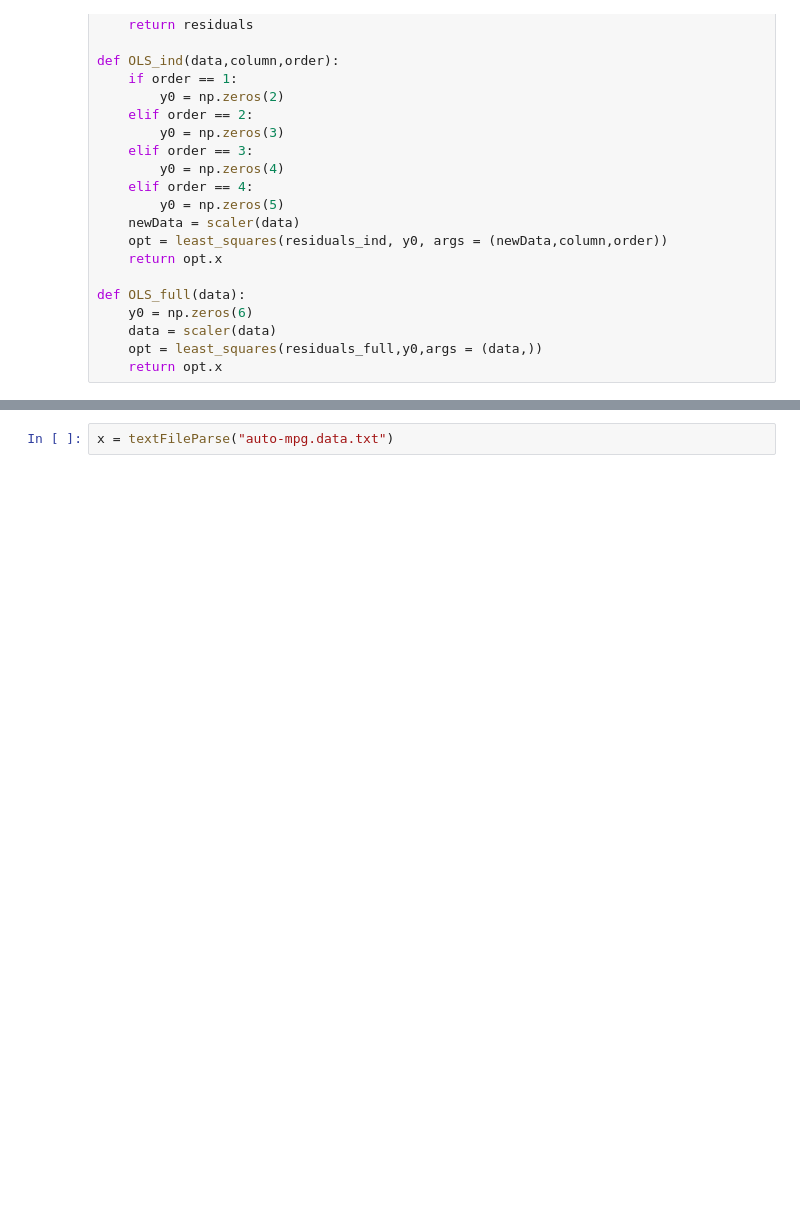
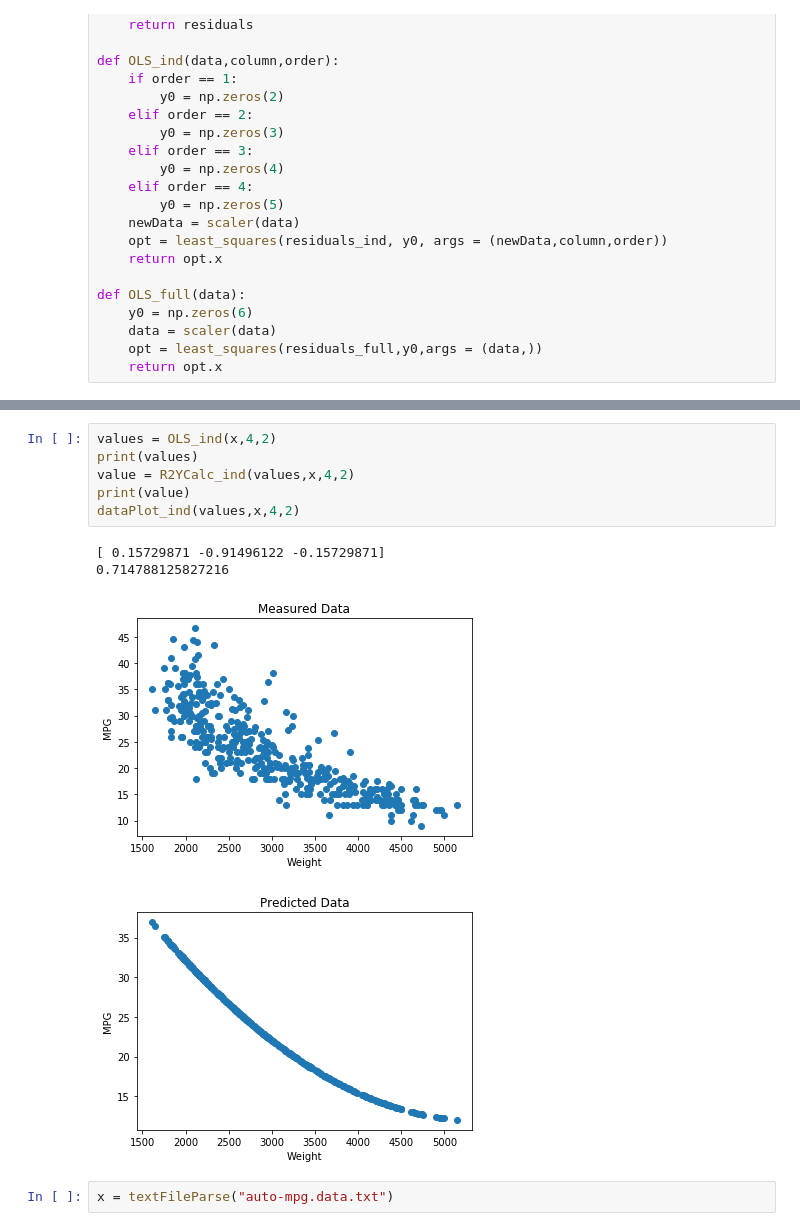
Before and after one commit to micah-bryant/Automobile_Analysis_Project, a Jupyter notebook: Final_Project.ipynb, the cells around one changed output, grey strips where cells are left out. Cells and saved outputs as stored; diff of their text form; blank space fills up the shorter version.

```diff
--- a/Final_Project.ipynb
+++ b/Final_Project.ipynb
@@ -238,2 +342,13 @@ def OLS_LOOCV(data,column,order):
+# %%
+values = OLS_ind(x,4,2)
+print(values)
+value = R2YCalc_ind(values,x,4,2)
+print(value)
+dataPlot_ind(values,x,4,2)
+# %% [output]
+[ 0.15729871 -0.91496122 -0.15729871]
+0.714788125827216
+[figure, added]
+[figure, added]
 # %%
 x = textFileParse("auto-mpg.data.txt")
```
Also changed, not shown: parts of 15 cells of this notebook.
